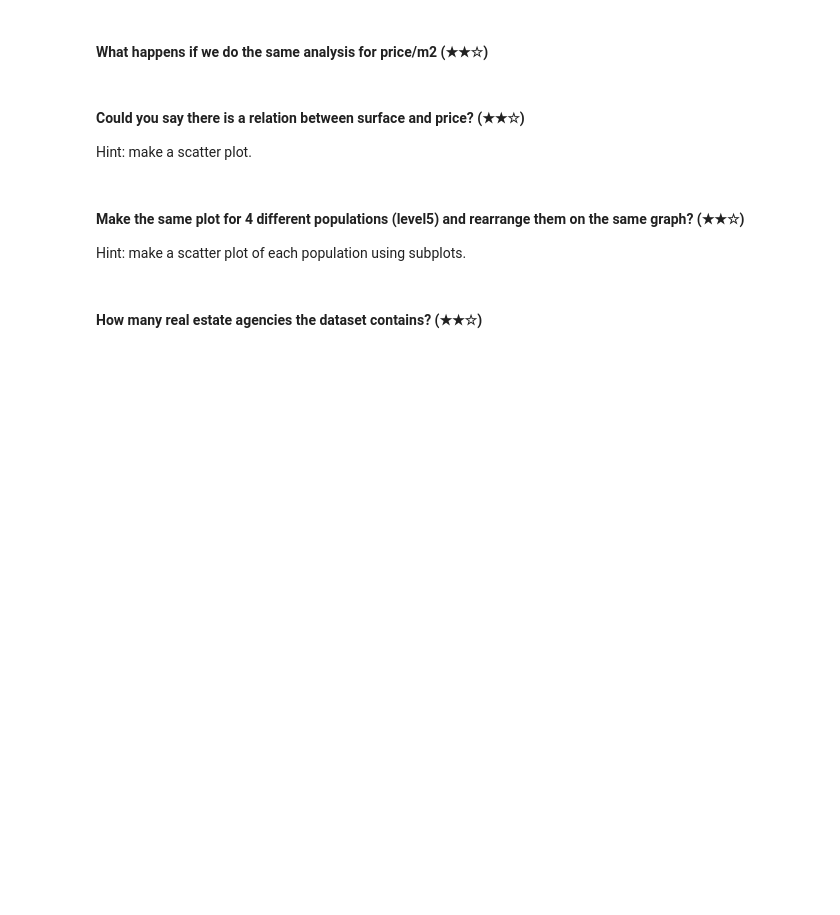
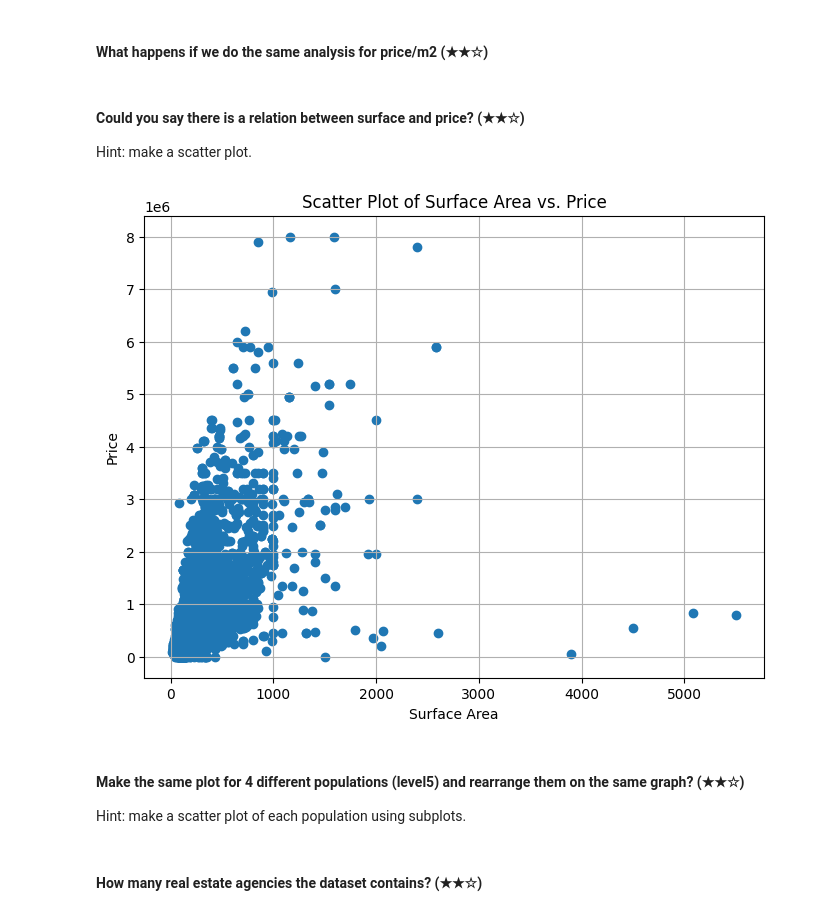
Before and after one commit to H0wl3r2001/realestate-datacleanup-exercise, a Jupyter notebook: project.ipynb, the cells around one changed output. Saved outputs shown, nothing was run; the diff lists cells and outputs as text; code cells hidden in the pictures; blank space fills up the shorter version.

```diff
--- a/project.ipynb
+++ b/project.ipynb
@@ -270,6 +373,17 @@ Map(center=[60, -2.2], controls=(ZoomControl(options=['position', 'zoom_in_text'
 # %% [markdown]
 #### Could you say there is a relation between surface and price? (★★☆)
 Hint: make a scatter plot.
+# %%
+plt.figure(figsize=(8, 6))
+ds2 = ds[ds['surface'] < 10000] #Had to do this to get a more readable plot, there are mansions in this dataset
+plt.scatter(ds2['surface'], ds2['price'])
+plt.title("Scatter Plot of Surface Area vs. Price")
+plt.xlabel("Surface Area")
+plt.ylabel("Price")
+plt.grid(True)
+plt.show()
+# %% [output]
+[figure, added]
 # %% [markdown]
 #### Make the same plot for 4 different populations (level5) and rearrange them on the same graph? (★★☆)
 Hint: make a scatter plot of each population using subplots.
```
Also changed, not shown: parts of 4 cells of this notebook.
